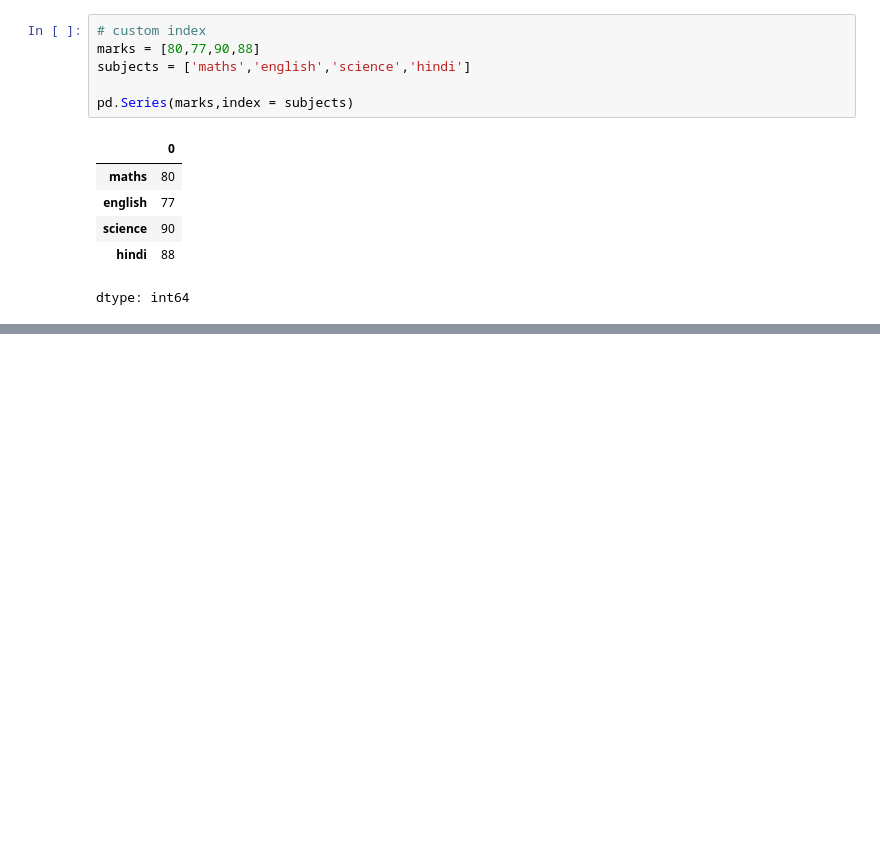
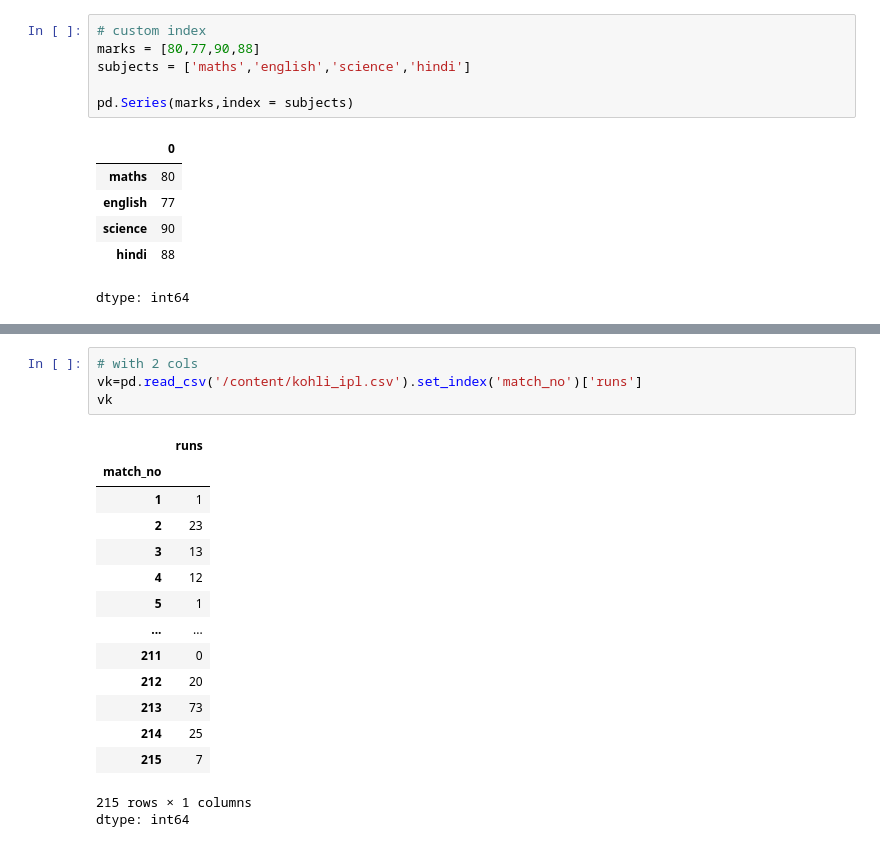
Before and after one commit to GitTanish/lvlPython, a Jupyter notebook: Pandas_1.ipynb, the cells around one changed output, grey strips where cells are left out. Drawn from its saved outputs; the diff is of its cells as text; blank space fills up the shorter version.

Commit message:
read csv, dataframe to series, methods

```diff
--- a/Pandas_1.ipynb
+++ b/Pandas_1.ipynb
@@ -56,0 +152,20 @@ dtype: int64
+# %%
+# with 2 cols
+vk=pd.read_csv('/content/kohli_ipl.csv').set_index('match_no')['runs']
+vk
+# %% [output]
+|  | runs |
+| match_no |  |
+| 1 | 1 |
+| 2 | 23 |
+| 3 | 13 |
+| 4 | 12 |
+| 5 | 1 |
+| ... | ... |
+| 211 | 0 |
+| 212 | 20 |
+| 213 | 73 |
+| 214 | 25 |
+| 215 | 7 |
+215 rows × 1 columns
+dtype: int64
```
Also changed, not shown: parts of 25 cells of this notebook.
